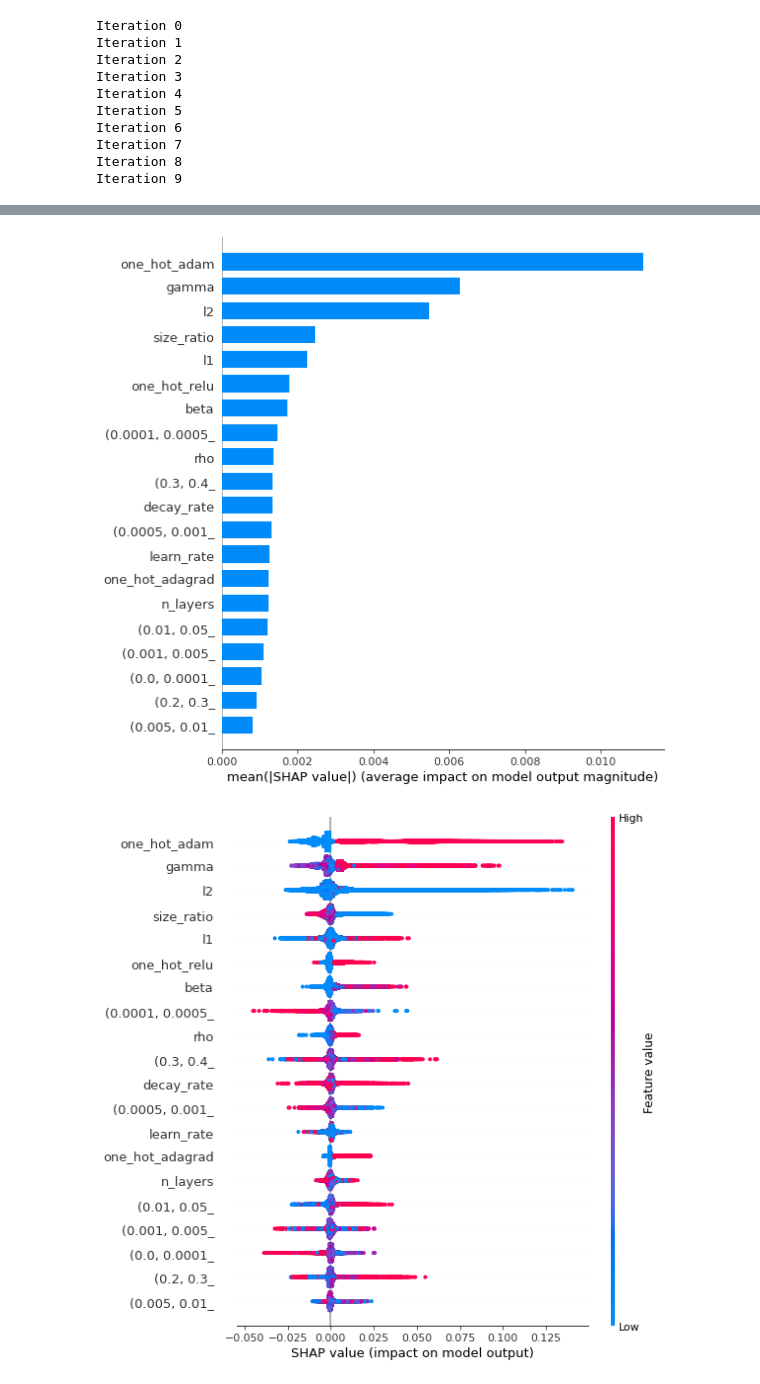
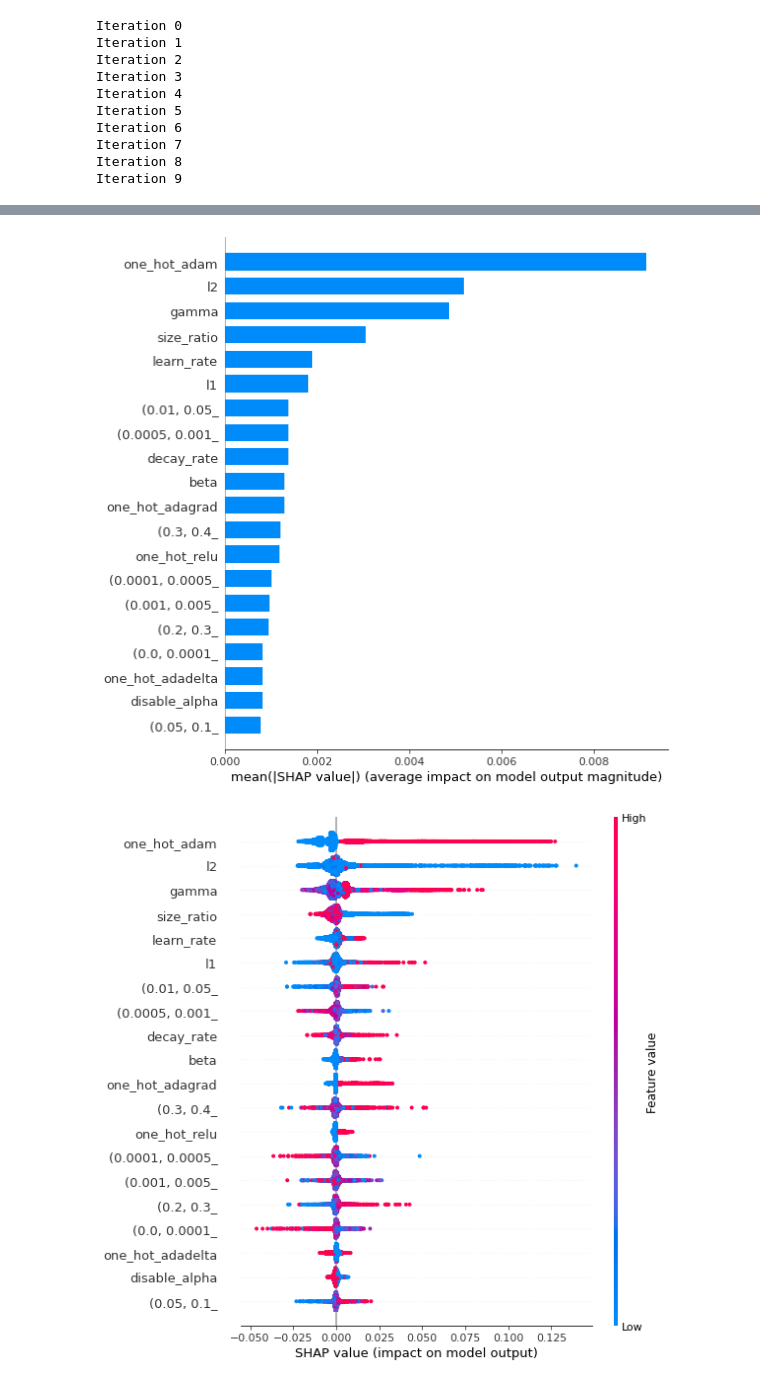
Before and after one commit to TorkamaniLab/Imputation_Autoencoder, a Jupyter notebook: autoencoder_tuning_pipeline/vmv_profiling/hp_vmv_performance_analysis.ipynb, the cells around one changed output, grey strips where cells are left out. Saved outputs shown, nothing was run; the diff lists cells and outputs as text; code cells hidden in the pictures.

Commit message:
xgb model for skipin grid search

```diff
--- a/autoencoder_tuning_pipeline/vmv_profiling/hp_vmv_performance_analysis.ipynb
+++ b/autoencoder_tuning_pipeline/vmv_profiling/hp_vmv_performance_analysis.ipynb
@@ -16,11 +16,16 @@ from sklearn.ensemble import RandomForestRegressor
 %matplotlib inline
 
 hp='/mnt/stsi/stsi0/raqueld/imputator/autoencoder_tuning_pipeline/1000_random_hyperparameters.tsv'
+extended_hp='/mnt/stsi/stsi0/raqueld/imputator/autoencoder_tuning_pipeline/500000_random_hyperparameters.tsv'
 nvar='/mnt/stsi/stsi0/raqueld/imputator/autoencoder_tuning_pipeline/NVAR_per_MAF_bin'
 r2s='/mnt/stsi/stsi0/raqueld/imputator/autoencoder_tuning_pipeline/mean_r2_pop.txt'
 # %%
 #hp_data = np.genfromtxt(fname=hp, delimiter="\t", skip_header=0, names=True)
 hp_data = pd.read_csv(hp,sep="\t")
+extended_hp_data = pd.read_csv(extended_hp,sep="\t")
+
+hp_data = pd.concat([hp_data, extended_hp_data])
+
 nvar_data = pd.read_csv(nvar,sep="\t",index_col=False, header=None, names=["FILE","(0.0, 0.0001]","(0.0001, 0.0005]","(0.0005, 0.001]","(0.001, 0.005]","(0.005, 0.01]","(0.01, 0.05]","(0.05, 0.1]","(0.1, 0.2]","(0.2, 0.3]","(0.3, 0.4]","(0.4, 0.5]"])
 #del nvar_data['FILE']
 r2s_data = pd.read_csv(r2s,sep="\t",index_col=False, header=None, names=hp_data['#model_id'][0:100])
@@ -281,0 +299,3 @@ full_nvar_hp['r2_pred'] = xmodel.predict(full_nvar_hp_one_hot)
+# %%
+#FULL MODEL TRAIN
+xmodel.fit(X, np.asarray(y).flatten())
@@ -346,11 +505,11 @@ feature_names = list(full_nvar_hp_one_hot.columns)
 # %%
 import shap
 shap.initjs()
-shap_values = shap.TreeExplainer(xmodel).shap_values(full_nvar_hp_one_hot)
+shap_values = shap.TreeExplainer(xmodel).shap_values(X)
 # %% [output]
 [interactive output not drawn]
 # %%
-shap.summary_plot(shap_values, full_nvar_hp_one_hot, plot_type="bar")
+shap.summary_plot(shap_values, X, plot_type="bar")
 # %% [output]
-[figure, old version]
+[figure, new version]
 # %%
@@ -358,5 +517,5 @@ shap_interaction_values = shap.TreeExplainer(xmodel).shap_interaction_values(ful
 # %%
-shap.summary_plot(shap_values, full_nvar_hp_one_hot)
+shap.summary_plot(shap_values, X)
 # %% [output]
-[figure, old version]
+[figure, new version]
 # %%
```
Also changed, not shown: parts of 26 cells of this notebook, 3 other files.
